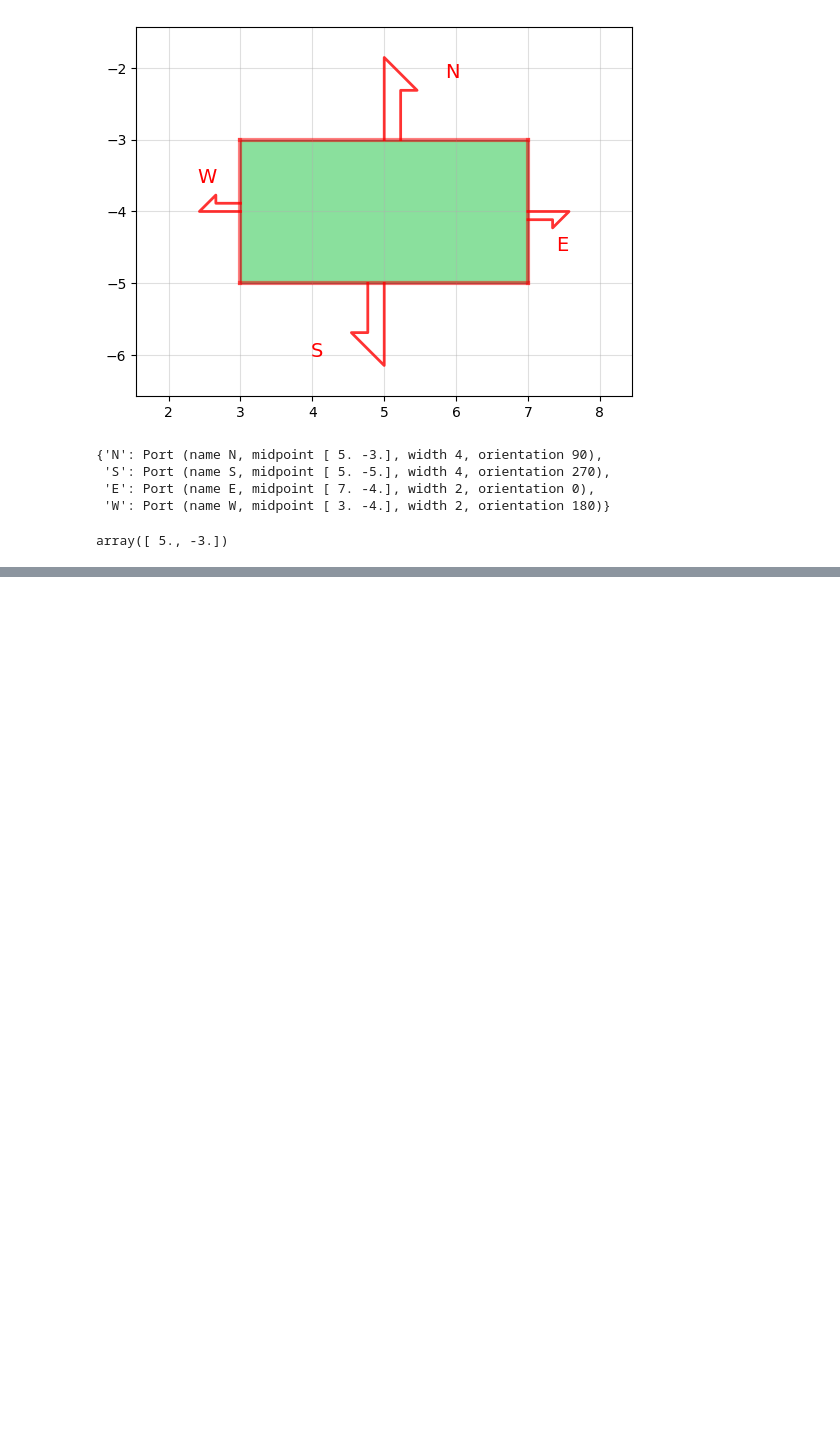
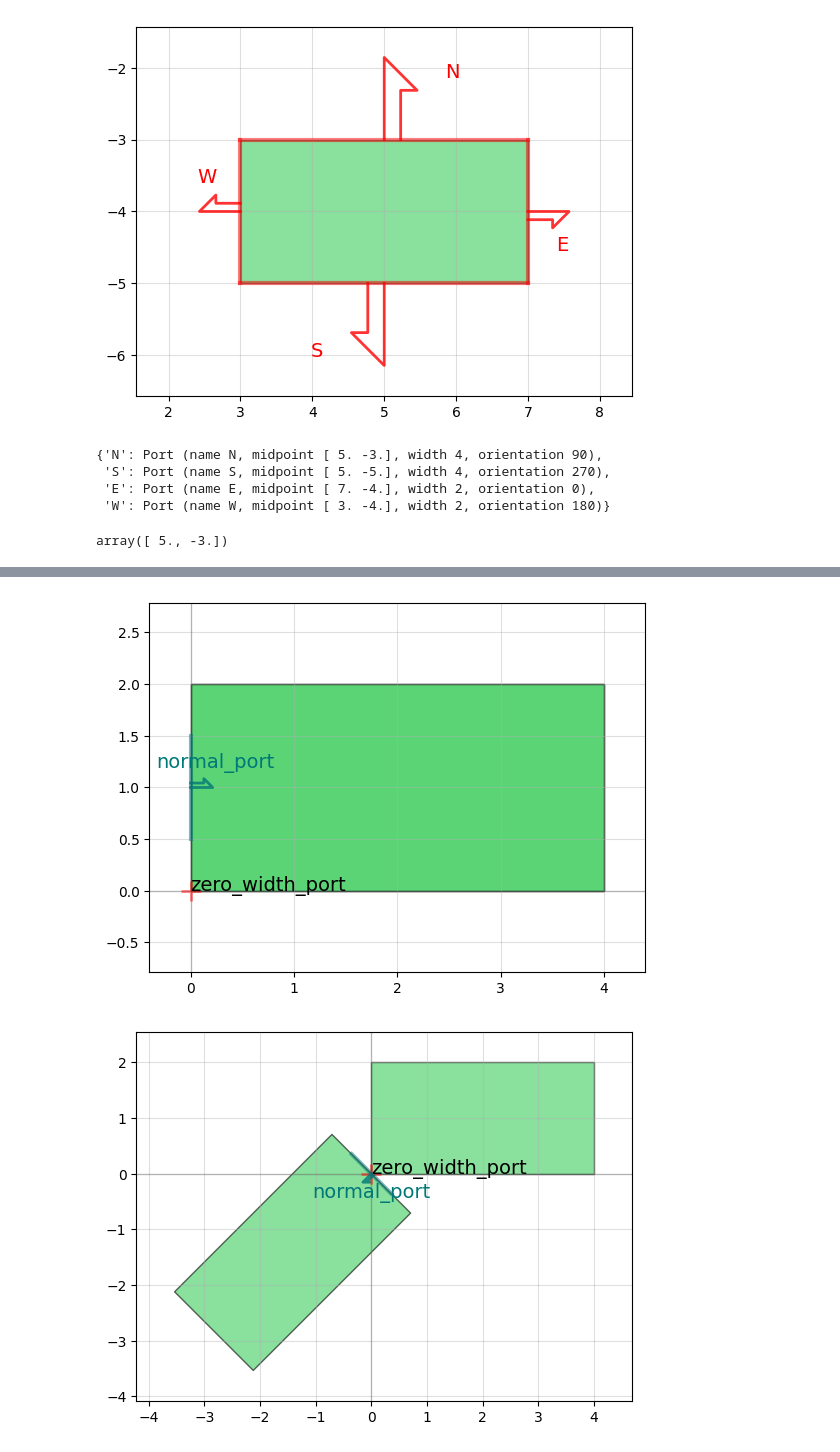
Before and after one commit to err4re/designs, a Jupyter notebook: QRCSJ_refactor/phidl_experiments.ipynb, the cells around one changed output, grey strips where cells are left out. Drawn from its saved outputs; the diff is of its cells as text; code cells hidden in the pictures; blank space fills up the shorter version.

```diff
--- a/QRCSJ_refactor/phidl_experiments.ipynb
+++ b/QRCSJ_refactor/phidl_experiments.ipynb
@@ -423,0 +437,17 @@ array([ 5., -3.])
+# %%
+D2 = Device('Second device')
+
+D2 << pg.rectangle()
+
+D2.add_port(midpoint=(0, 1), name='normal_port', orientation=0)
+
+d2_ref = D << D2
+
+qp(D)
+
+d2_ref.connect(D2.ports['normal_port'], D.ports['zero_width_port'])
+
+qp(D)
+# %% [output]
+[figure, added]
+[figure, added]
```
Also changed, not shown: parts of 4 cells of this notebook, 5 other files.
